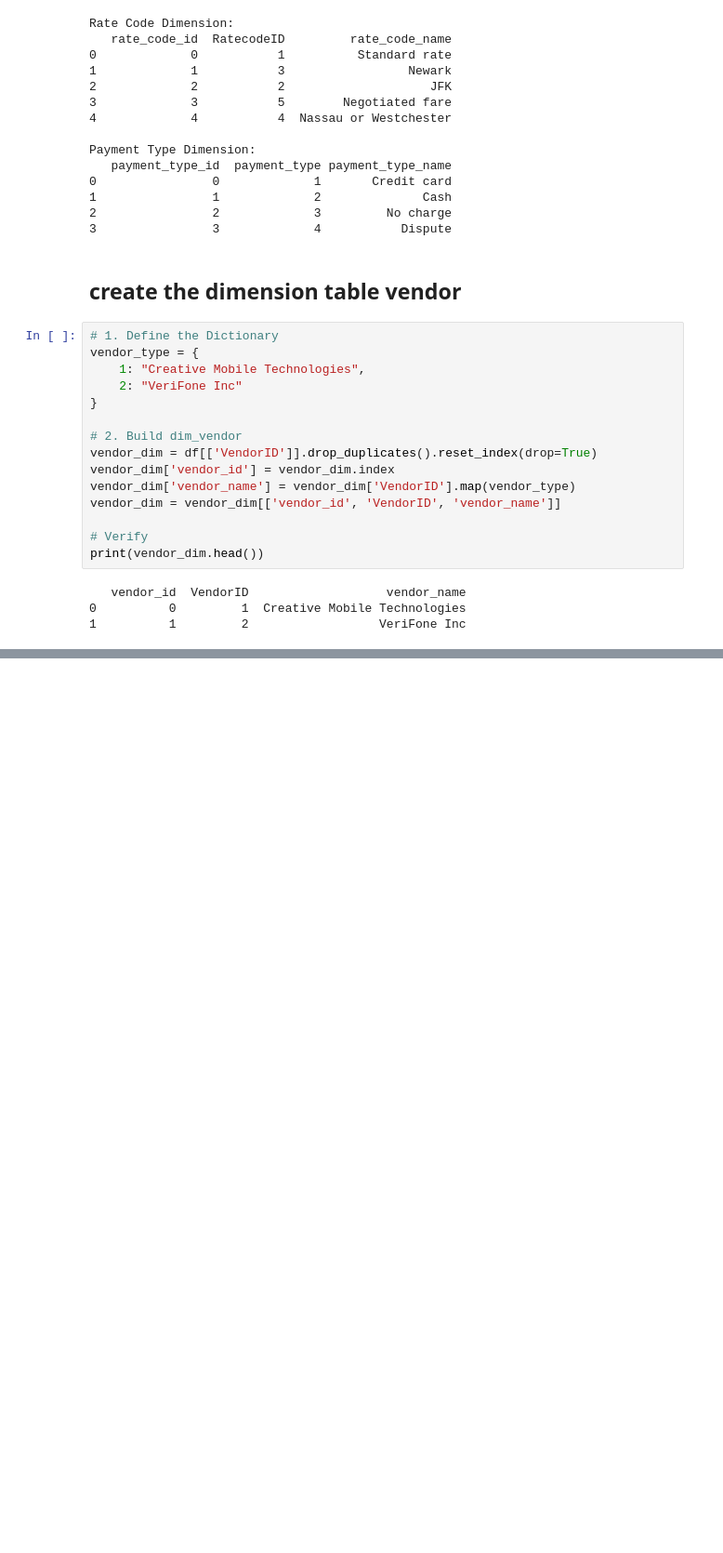
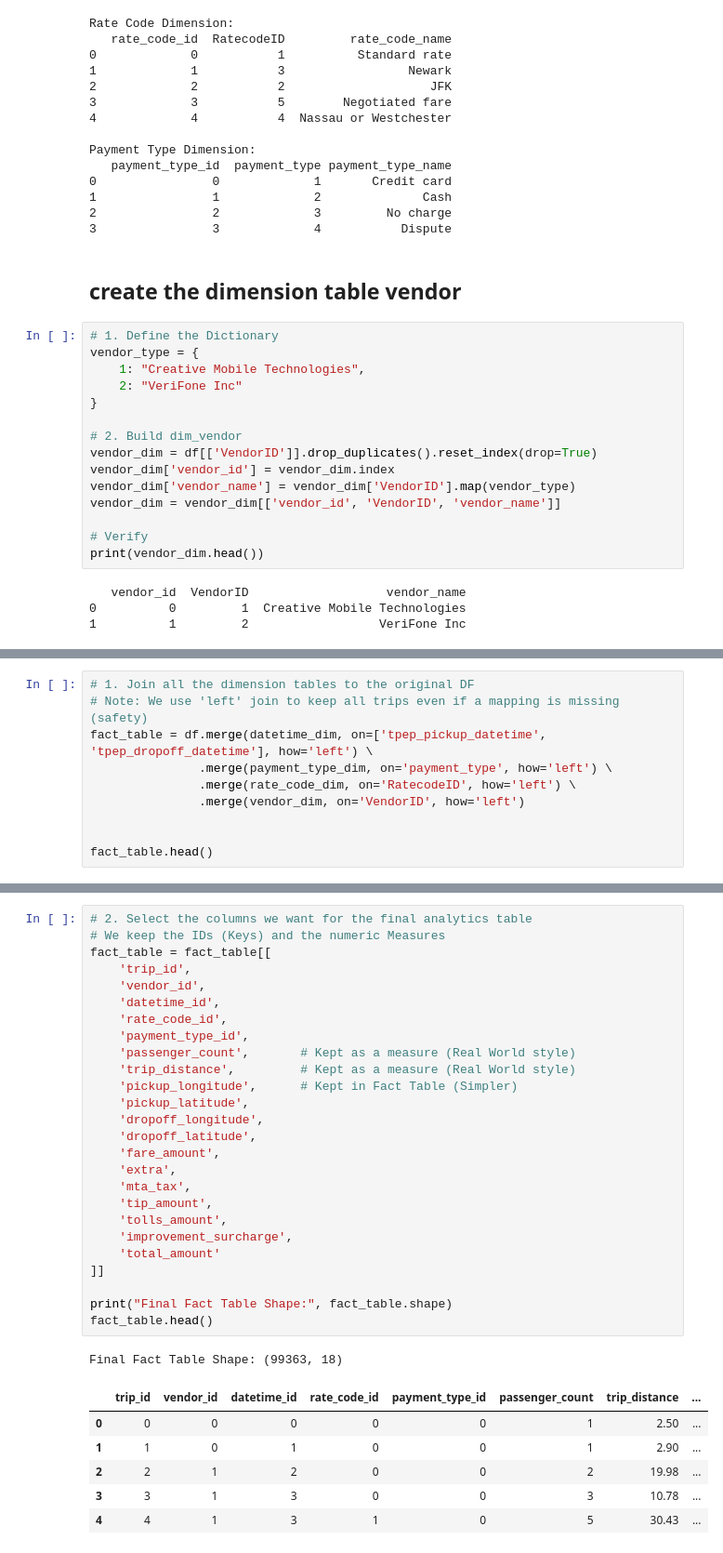
Before and after one commit to anasbouteffah/uber-etl-pipeline-data-engineering-project, a Jupyter notebook: Untitled.ipynb, the cells around one changed output, grey strips where cells are left out. Shown at 93% size. Cells and saved outputs as stored; diff of their text form; blank space fills up the shorter version.

Commit message:
fact_table

```diff
--- a/Untitled.ipynb
+++ b/Untitled.ipynb
@@ -329,0 +332,10 @@ print(vendor_dim.head())
+# %%
+# 1. Join all the dimension tables to the original DF
+# Note: We use 'left' join to keep all trips even if a mapping is missing (safety)
+fact_table = df.merge(datetime_dim, on=['tpep_pickup_datetime', 'tpep_dropoff_datetime'], how='left') \
+               .merge(payment_type_dim, on='payment_type', how='left') \
+               .merge(rate_code_dim, on='RatecodeID', how='left') \
+               .merge(vendor_dim, on='VendorID', how='left')
+
+
+fact_table.head()
@@ -329,0 +350,34 @@ print(vendor_dim.head())
+# %%
+# 2. Select the columns we want for the final analytics table
+# We keep the IDs (Keys) and the numeric Measures
+fact_table = fact_table[[
+    'trip_id',
+    'vendor_id',
+    'datetime_id',
+    'rate_code_id',
+    'payment_type_id',
+    'passenger_count',       # Kept as a measure (Real World style)
+    'trip_distance',         # Kept as a measure (Real World style)
+    'pickup_longitude',      # Kept in Fact Table (Simpler)
+    'pickup_latitude',
+    'dropoff_longitude',
+    'dropoff_latitude',
+    'fare_amount',
+    'extra',
+    'mta_tax',
+    'tip_amount',
+    'tolls_amount',
+    'improvement_surcharge',
+    'total_amount'
+]]
+
+print("Final Fact Table Shape:", fact_table.shape)
+fact_table.head()
+# %% [output]
+Final Fact Table Shape: (99363, 18)
+|  | trip_id | vendor_id | datetime_id | rate_code_id | payment_type_id | passenger_count | trip_distance | ... |
+| 0 | 0 | 0 | 0 | 0 | 0 | 1 | 2.50 | ... |
+| 1 | 1 | 0 | 1 | 0 | 0 | 1 | 2.90 | ... |
+| 2 | 2 | 1 | 2 | 0 | 0 | 2 | 19.98 | ... |
+| 3 | 3 | 1 | 3 | 0 | 0 | 3 | 10.78 | ... |
+| 4 | 4 | 1 | 3 | 1 | 0 | 5 | 30.43 | ... |
```
Also changed, not shown: parts of 2 cells of this notebook.
